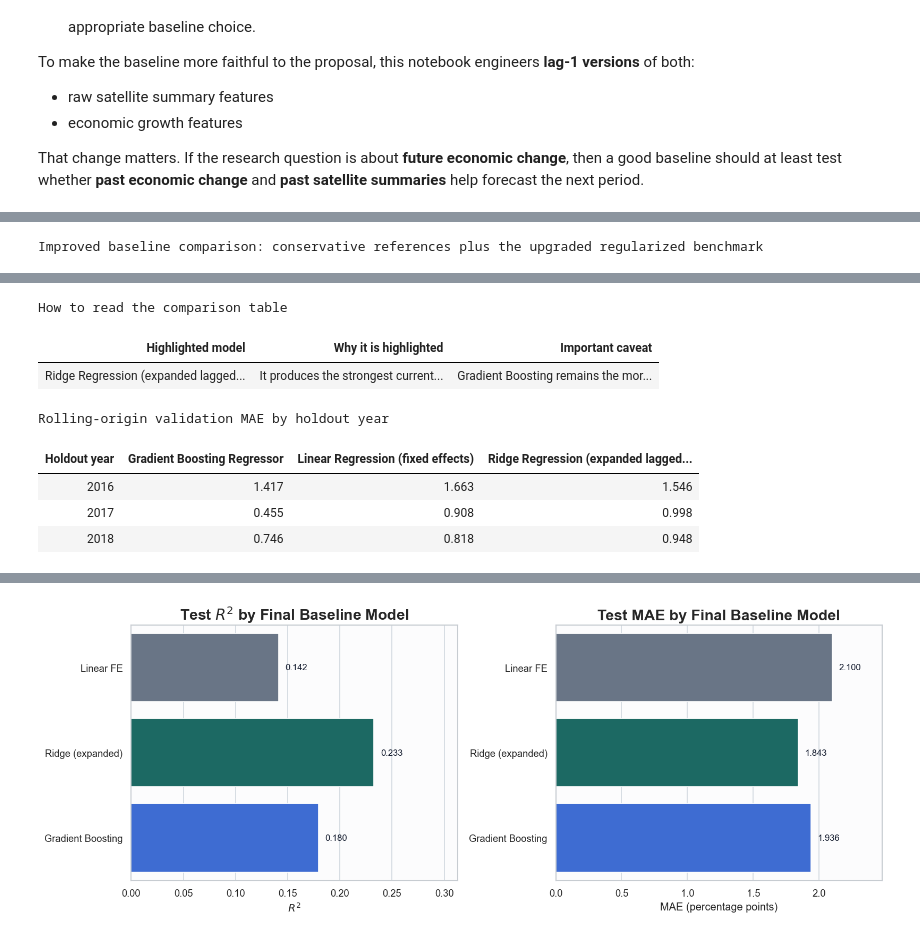
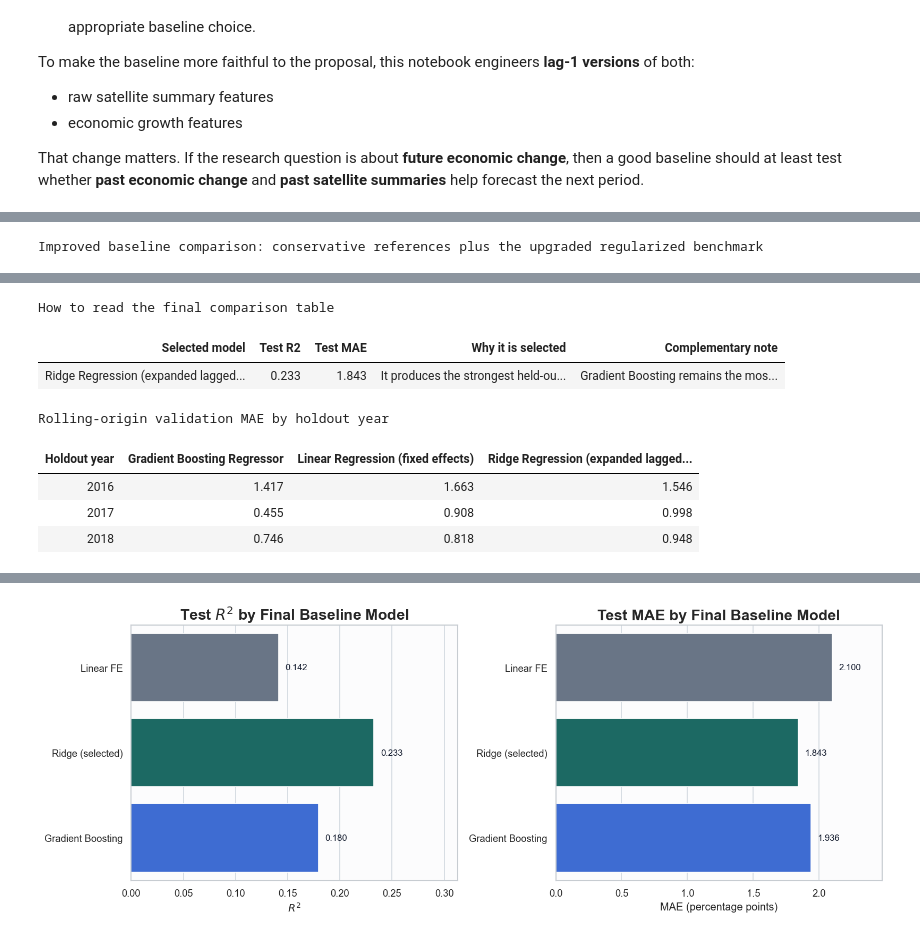
Before and after one commit to cathyliu0510/209b_Final_Project, a Jupyter notebook: Jenny_baseline_model_selection_and_justification.ipynb, the cells around one changed output, grey strips where cells are left out. Drawn from its saved outputs; the diff is of its cells as text; code cells hidden in the pictures.

```diff
--- a/Jenny_baseline_model_selection_and_justification.ipynb
+++ b/Jenny_baseline_model_selection_and_justification.ipynb
@@ -666,8 +666,8 @@ display_table(
 
 diagnostic_rows = []
 diagnostic_models = {
-    "Current Linear Baseline": current_numeric_features,
-    "Enhanced Linear Baseline": enhanced_numeric_features,
+    "Linear model: core lagged set": current_numeric_features,
+    "Linear model: lagged-growth set": enhanced_numeric_features,
 }
 
 for label, numeric_features in diagnostic_models.items():
@@ -678,8 +678,8 @@ for label, numeric_features in diagnostic_models.items():
         predictions = pipeline.predict(split_df[categorical_features + numeric_features])
         diagnostic_rows.append(
             {
-                "Model": label,
-                "Split": split_name,
+        "Model": label,
+        "Split": split_name,
                 "R2": r2_score(split_df[target], predictions),
                 "RMSE": rmse(split_df[target], predictions),
                 "MAE": mean_absolute_error(split_df[target], predictions),
@@ -697,8 +697,8 @@ display_table(
 diagnostic_test = diagnostic_results[diagnostic_results["Split"] == "Test"].copy()
 diagnostic_test["Plot label"] = diagnostic_test["Model"].map(
     {
-        "Current Linear Baseline": "Current linear",
-        "Enhanced Linear Baseline": "Enhanced linear",
+        "Linear model: core lagged set": "Core linear",
+        "Linear model: lagged-growth set": "Linear + growth lags",
     }
 )
 
@@ -708,7 +708,7 @@ sns.barplot(
     data=diagnostic_test,
     y="Plot label",
     x="R2",
-    order=["Enhanced linear", "Current linear"],
+    order=["Linear + growth lags", "Core linear"],
     hue="Model",
     palette=diagnostic_palette,
     legend=False,
@@ -723,7 +723,7 @@ sns.barplot(
     data=diagnostic_test,
     y="Plot label",
     x="MAE",
-    order=["Enhanced linear", "Current linear"],
+    order=["Linear + growth lags", "Core linear"],
     hue="Model",
     palette=diagnostic_palette,
     legend=False,
@@ -865,13 +860,13 @@ candidate_models = {
         "pipeline": make_linear_pipeline(enhanced_numeric_features),
         "features": enhanced_numeric_features,
         "feature_family": "Conservative enhanced lagged panel",
-        "role": "Transparent fixed-effects-style reference",
+        "role": "Transparent fixed-effects reference",
     },
     "Ridge Regression (expanded lagged panel)": {
         "pipeline": make_ridge_pipeline(pruned_expanded_numeric_features, alpha=1.0),
         "features": pruned_expanded_numeric_features,
         "feature_family": "Pruned expanded lagged panel",
-        "role": "Highlighted current raw-pixel benchmark",
+        "role": "Selected baseline",
     },
     "Gradient Boosting Regressor": {
         "pipeline": make_tree_pipeline(
@@ -885,7 +880,7 @@ candidate_models = {
         ),
         "features": enhanced_numeric_features,
         "feature_family": "Conservative enhanced lagged panel",
-        "role": "Most stable nonlinear 109B baseline",
+        "role": "Nonlinear Stat 109B comparison",
     },
 }
 
@@ -1001,17 +996,23 @@ display_table(
 benchmark_summary = pd.DataFrame(
     [
         {
-            "Highlighted model": benchmark_model_name,
-            "Why it is highlighted": "It produces the strongest current held-out raw-pixel regression performance after the error-analysis redesign.",
-            "Important caveat": "Gradient Boosting remains the more stable pre-period baseline under rolling validation and 2019 validation.",
+            "Selected model": benchmark_model_name,
+            "Test R2": comparison_results.loc[
+                comparison_results["Model"] == benchmark_model_name, "Test R2"
+            ].iloc[0],
+            "Test MAE": comparison_results.loc[
+                comparison_results["Model"] == benchmark_model_name, "Test MAE"
+            ].iloc[0],
+            "Why it is selected": "It produces the strongest held-out test performance while remaining interpretable and well matched to a collinear lagged panel.",
+            "Complementary note": "Gradient Boosting remains the most stable nonlinear model across the rolling pre-period validation years.",
         }
     ]
 )
 display_table(
     benchmark_summary,
-    caption="How to read the comparison table",
+    caption="How to read the final comparison table",
     precision=3,
-    left_align=["Highlighted model", "Why it is highlighted", "Important caveat"],
+    left_align=["Selected model", "Why it is selected", "Complementary note"],
 )
 
 rolling_results = pd.DataFrame(rolling_detail_rows)
@@ -1035,6 +1036,6 @@ Improved baseline comparison: conservative references plus the upgraded regulari
-How to read the comparison table
+How to read the final comparison table
-| Highlighted model | Why it is highlighted | Important caveat |
-| Ridge Regression (expanded lagged... | It produces the strongest current... | Gradient Boosting remains the mor... |
+| Selected model | Test R2 | Test MAE | Why it is selected | Complementary note |
+| Ridge Regression (expanded lagged... | 0.233 | 1.843 | It produces the strongest held-ou... | Gradient Boosting remains the mos... |
 Rolling-origin validation MAE by holdout year
 | Holdout year | Gradient Boosting Regressor | Linear Regression (fixed effects) | Ridge Regression (expanded lagged... |
 | 2016 | 1.417 | 1.663 | 1.546 |
```
Also changed, not shown: parts of 22 cells of this notebook, 4 other files.
